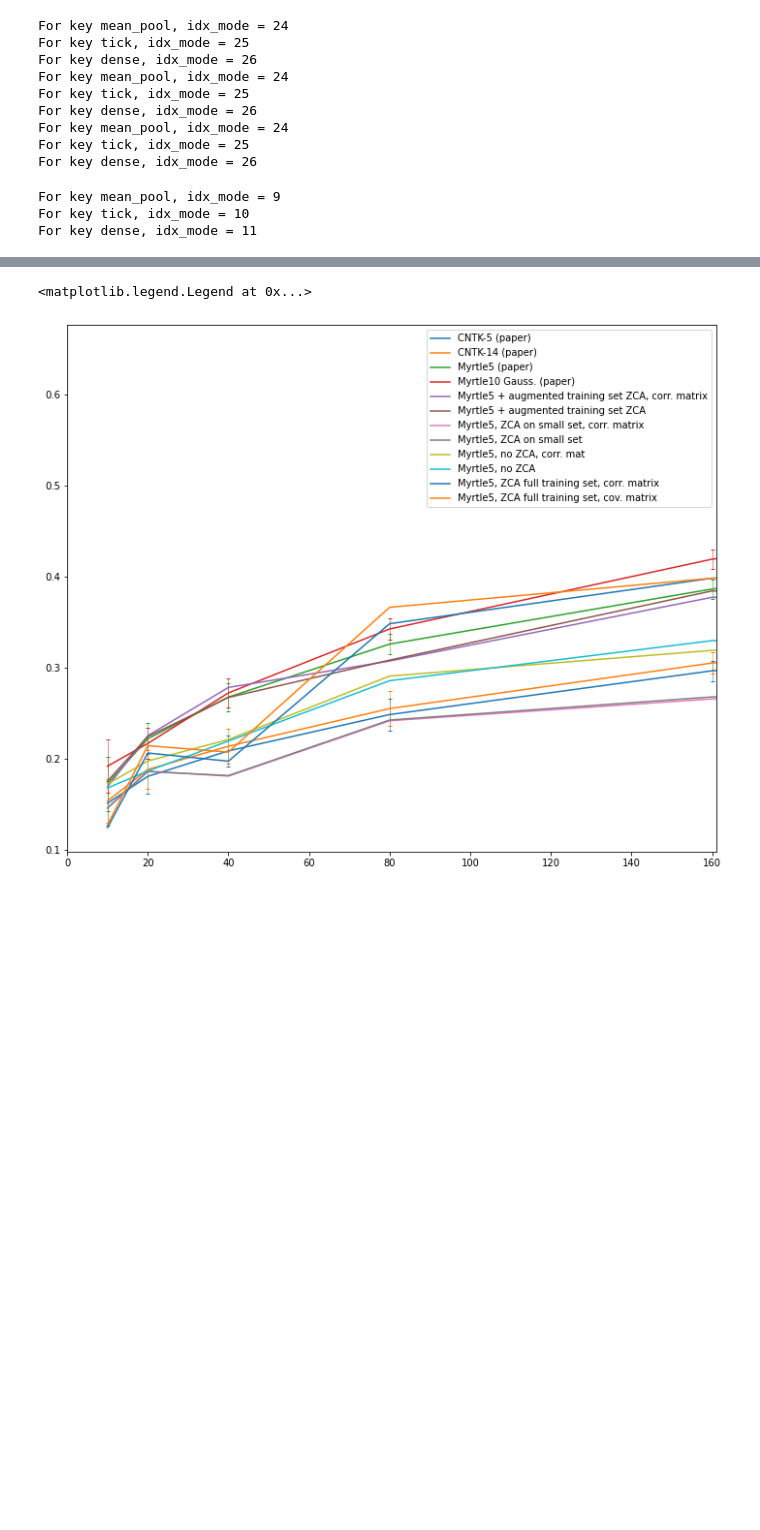
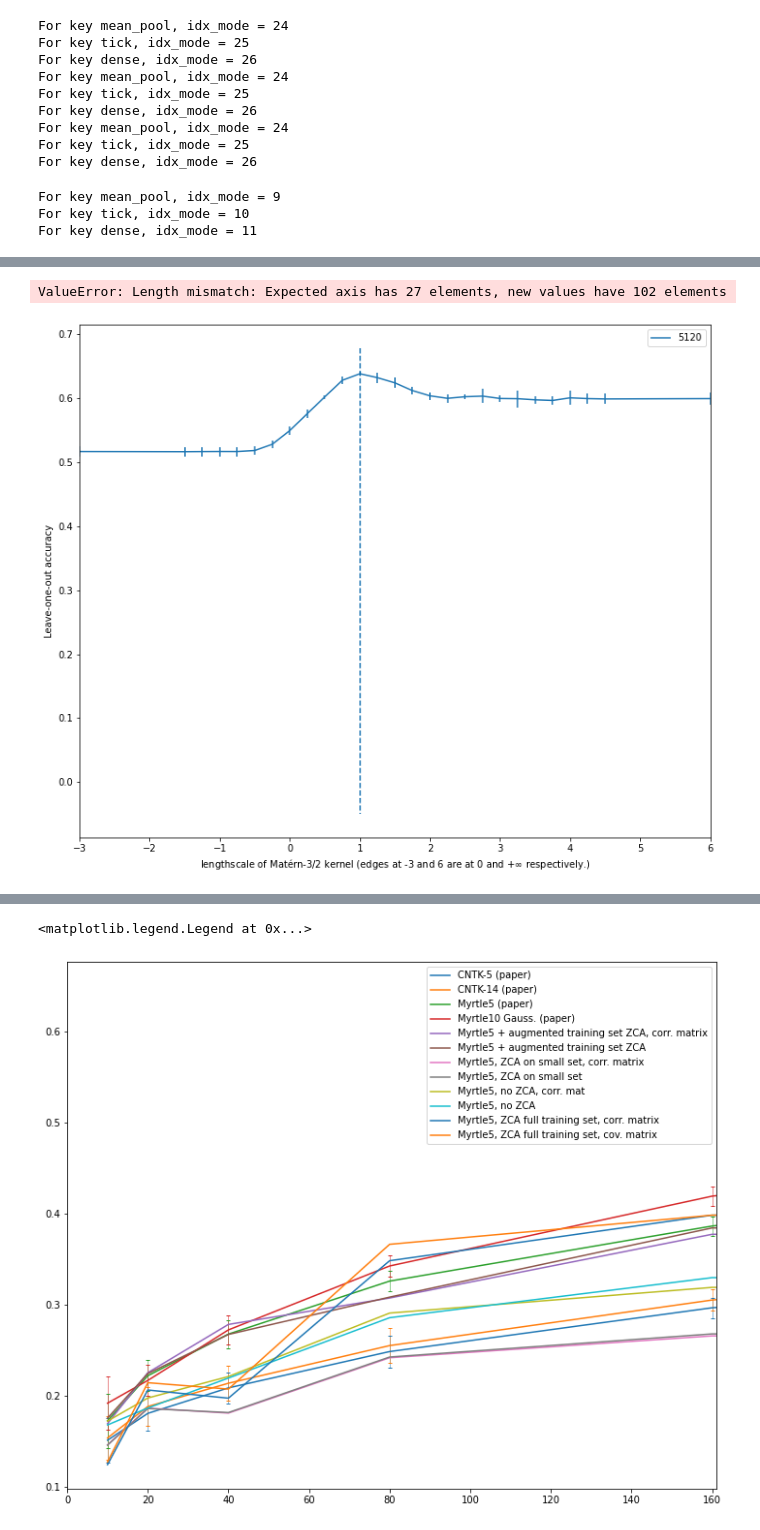
Before and after one commit to rhaps0dy/cnn-limits, a Jupyter notebook: notebooks/Low data plots.ipynb, the cells around one changed output, grey strips where cells are left out. Saved outputs shown, nothing was run; the diff lists cells and outputs as text; code cells hidden in the pictures; blank space fills up the shorter version.

Commit message:
Sweeping models and some results

```diff
--- a/notebooks/Low data plots.ipynb
+++ b/notebooks/Low data plots.ipynb
@@ -264,0 +387,68 @@ df_nooptim
+# %%
+def build_sweep(paths):
+    def f(df):
+        index = np.copy(df.index)
+        columns = np.copy(df.columns)
+        return pd.DataFrame(columns=columns, index=index,
+                            data=np.zeros((len(index), len(columns))))
+    mean = None
+    var = None
+    N = 0
+
+    for p in paths:
+        loo_acc_df = ExperimentResults(p, "").read_pickle("grid_acc.pkl.gz")
+        if not loo_acc_df.dropna().equals(loo_acc_df):
+            print(f"Skipping {p} because it is incomplete")
+            continue
+        loo_acc_df = loo_acc_df.applymap(lambda x: np.max(x[1]))
+
+        if mean is None or var is None:
+            mean = f(loo_acc_df)
+            var = f(loo_acc_df)
+
+        mean += loo_acc_df
+        var += loo_acc_df**2
+        N += 1
+    return mean, var, N
+
+def plottable_sweep(mean, var, N):
+    mean = mean/N
+    if N == 1:
+        N_1 = 1
+    else:
+        N_1 = (N-1)
+    var = (var/N - mean**2) * (N/N_1)  # Unbiased variance
+    error = 2*(var/N)**.5
+    return mean, error
+# %%
+fullticks = [
+    "gauss:/scratch/ag919/logs/kernel_plus_learn/5/n_splits_4",
+    "fields:/scratch/ag919/logs/kernel_plus_learn/5/n_splits_4",
+    "banach:/scratch/ag919/logs/kernel_plus_learn/3/n_splits_4",
+    "euler:/scratch/ag919/logs/kernel_plus_learn/4/n_splits_4",
+    "thom:/scratch/ag919/logs/kernel_plus_learn/4/n_splits_4",
+    ]
+
+
+
+_mean_sweep, _var_sweep, _N_sweep = build_sweep(cntk14_moredata2)
+mean_sweep, error_sweep = plottable_sweep(_mean_sweep, _var_sweep, _N_sweep)
+
+idx = [-3, *np.linspace(-1.5, 4.5, 100), 6.]
+mean_sweep.index = idx
+error_sweep.index = idx
+
+plot_sweep_df(mean_sweep, error_sweep)
+# %% [output]
+ValueError: Length mismatch: Expected axis has 27 elements, new values have 102 elements
+# %%
+_mean_sweep, _var_sweep, _N_sweep = build_sweep(cntk14_moredata2_4cv)
+mean_sweep, error_sweep = plottable_sweep(_mean_sweep, _var_sweep, _N_sweep)
+
+idx = [-3, *np.linspace(-1.5, 4.5, 25), 6.]
+mean_sweep.index = idx
+error_sweep.index = idx
+
+plot_sweep_df(mean_sweep, error_sweep)
+# %% [output]
+[figure, added]
```
Also changed, not shown: parts of 18 cells of this notebook, 4 other files.
